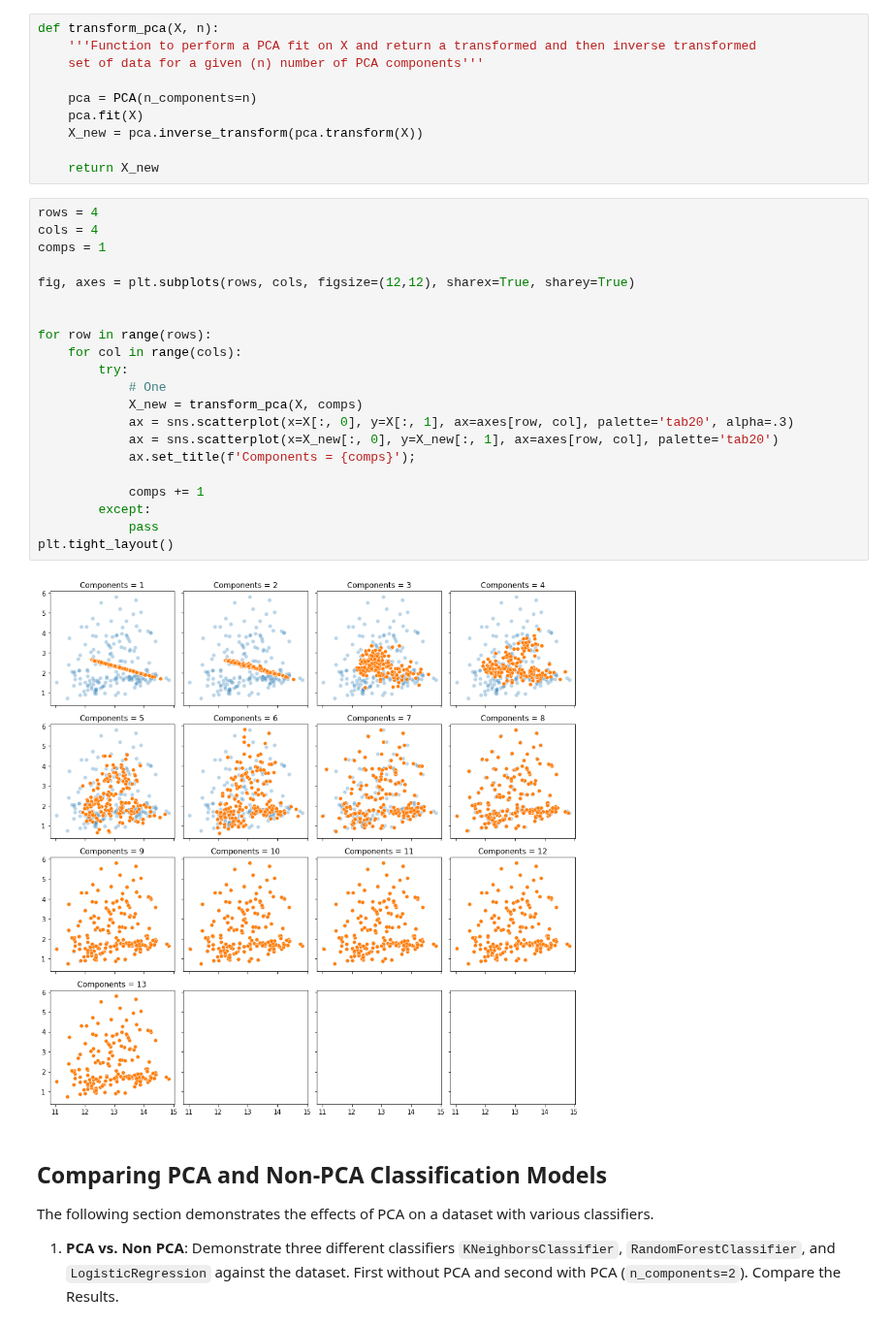
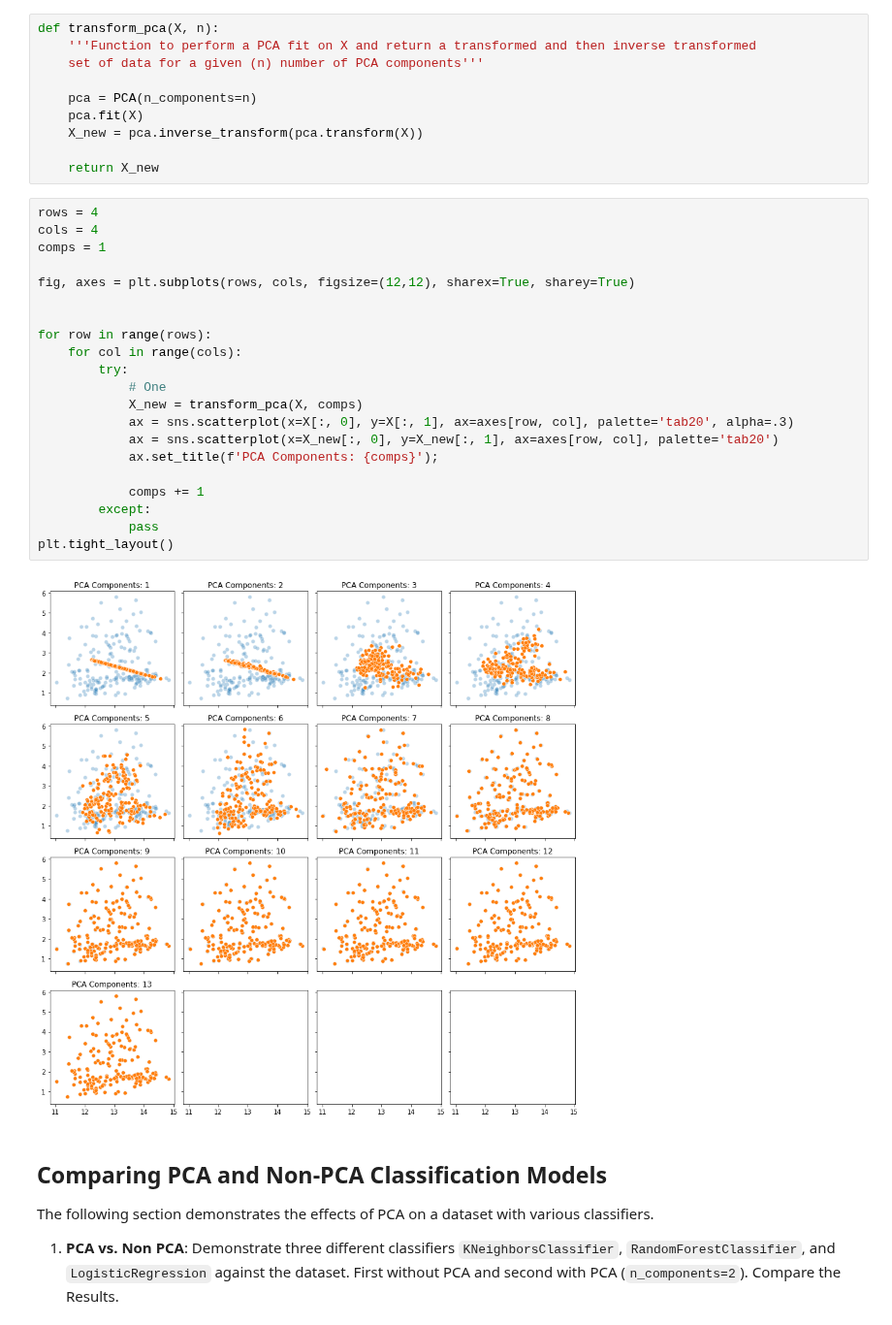
Before and after one commit to broepke/DATA110, a Jupyter notebook: Week 12/DATA110-Week12-broepke-Part-2.ipynb, the cells around one changed output. Shown at 97% size. Drawn from its saved outputs; the diff is of its cells as text.

```diff
--- a/Week 12/DATA110-Week12-broepke-Part-2.ipynb
+++ b/Week 12/DATA110-Week12-broepke-Part-2.ipynb
@@ -180,26 +180,26 @@ def transform_pca(X, n):
 # %%
 rows = 4
 cols = 4
 comps = 1
 
 fig, axes = plt.subplots(rows, cols, figsize=(12,12), sharex=True, sharey=True)
 
 
 for row in range(rows):
     for col in range(cols):
         try:
             # One
             X_new = transform_pca(X, comps)
             ax = sns.scatterplot(x=X[:, 0], y=X[:, 1], ax=axes[row, col], palette='tab20', alpha=.3)
             ax = sns.scatterplot(x=X_new[:, 0], y=X_new[:, 1], ax=axes[row, col], palette='tab20')
-            ax.set_title(f'Components = {comps}');
+            ax.set_title(f'PCA Components: {comps}');
 
             comps += 1
         except:
             pass
 plt.tight_layout()
 # %% [output]
-[figure, old version]
+[figure, new version]
 # %% [markdown]
 ## Comparing PCA and Non-PCA Classification Models
 
```
Also changed, not shown: parts of 5 cells of this notebook, 1 other file.
